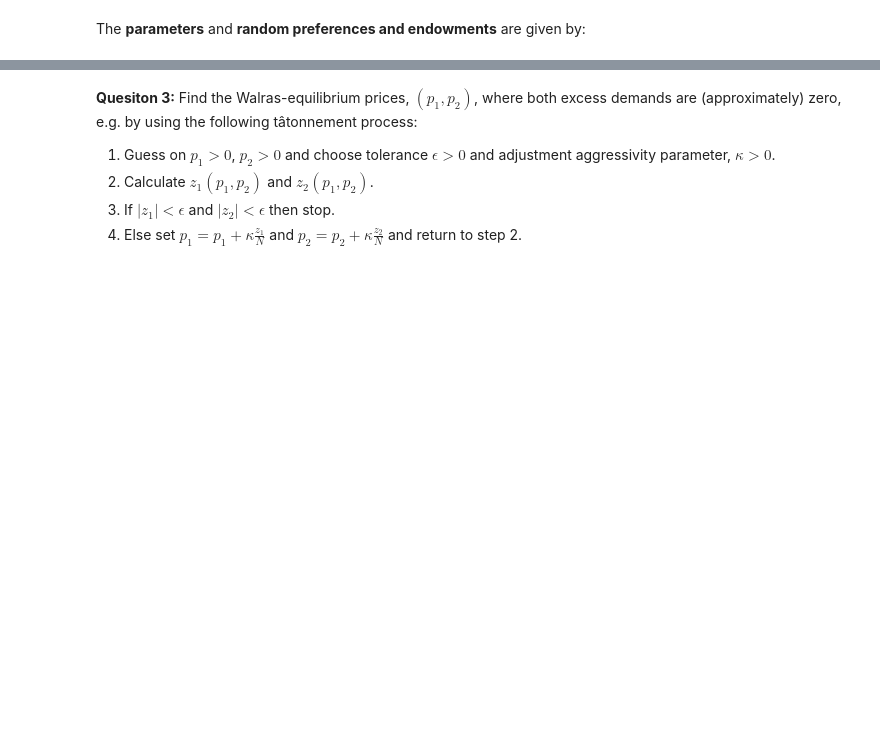
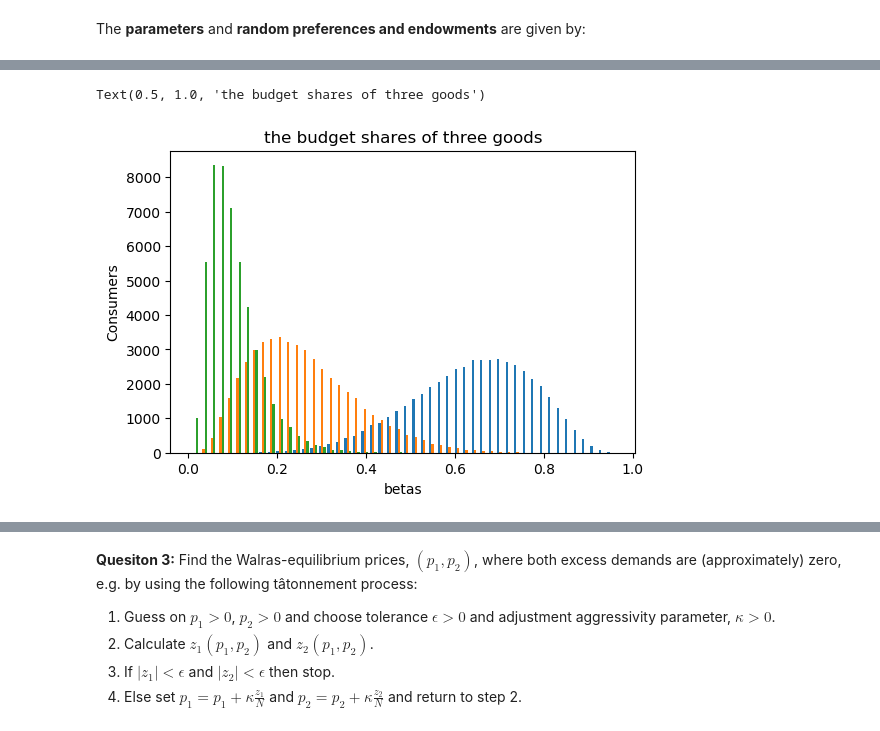
Before and after one commit to NumEconCopenhagen/projects-2019-bcg, a Jupyter notebook: examproject/exam_2019.ipynb, the cells around one changed output, grey strips where cells are left out. Cells and saved outputs as stored; diff of their text form; code cells hidden in the pictures; blank space fills up the shorter version.

```diff
--- a/examproject/exam_2019.ipynb
+++ b/examproject/exam_2019.ipynb
@@ -527,0 +549,13 @@ e3 = np.random.exponential(zeta,size=N)
+# %%
+fig = plt.figure(dpi=100)
+ax = fig.add_subplot(1,1,1)
+
+ax.hist(betas,bins=50)
+
+ax.set_xlabel('betas')
+ax.set_ylabel('Consumers')
+
+ax.set_title('the budget shares of three goods')
+# %% [output]
+Text(0.5, 1.0, 'the budget shares of three goods')
+[figure, added]
```
Also changed, not shown: parts of 22 cells of this notebook.
